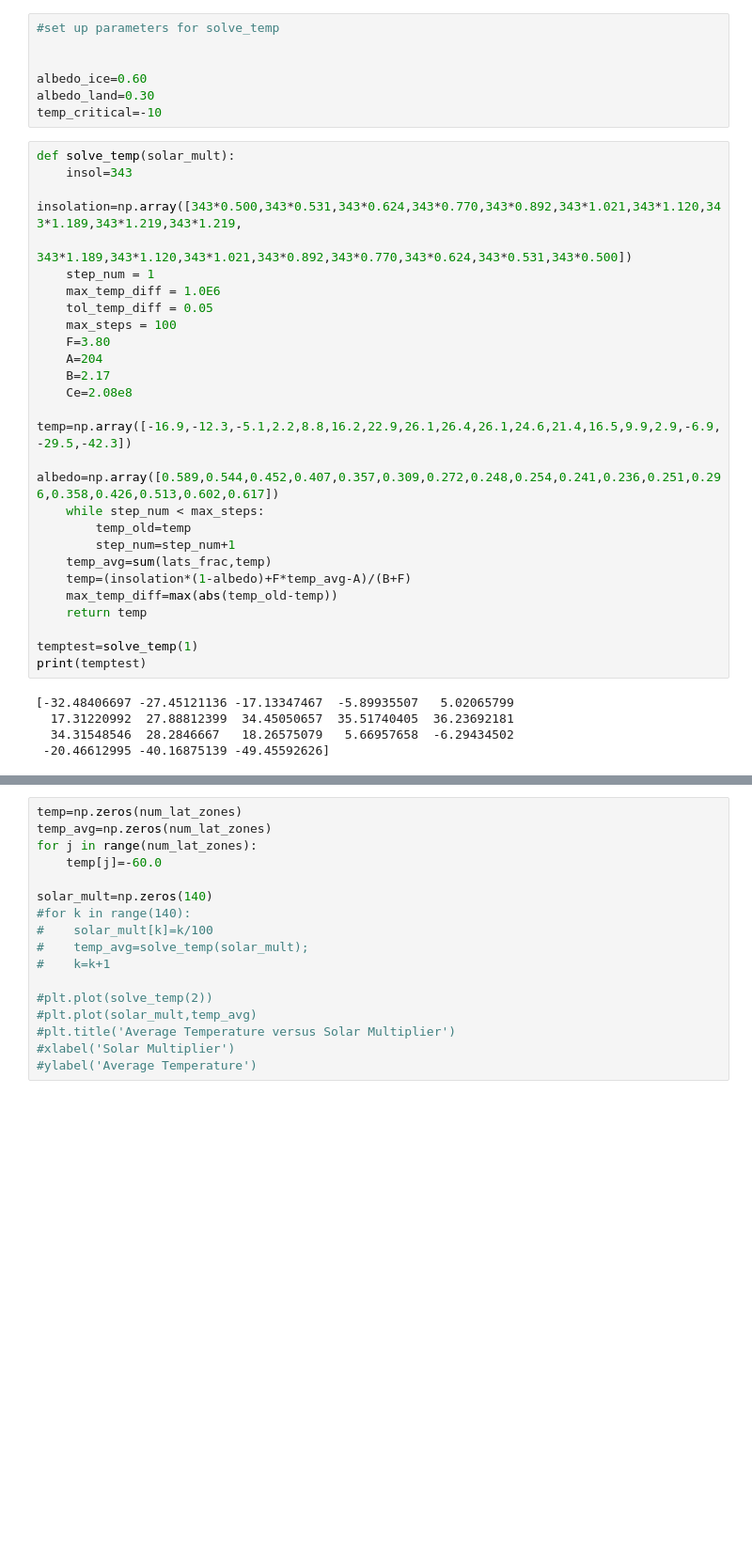
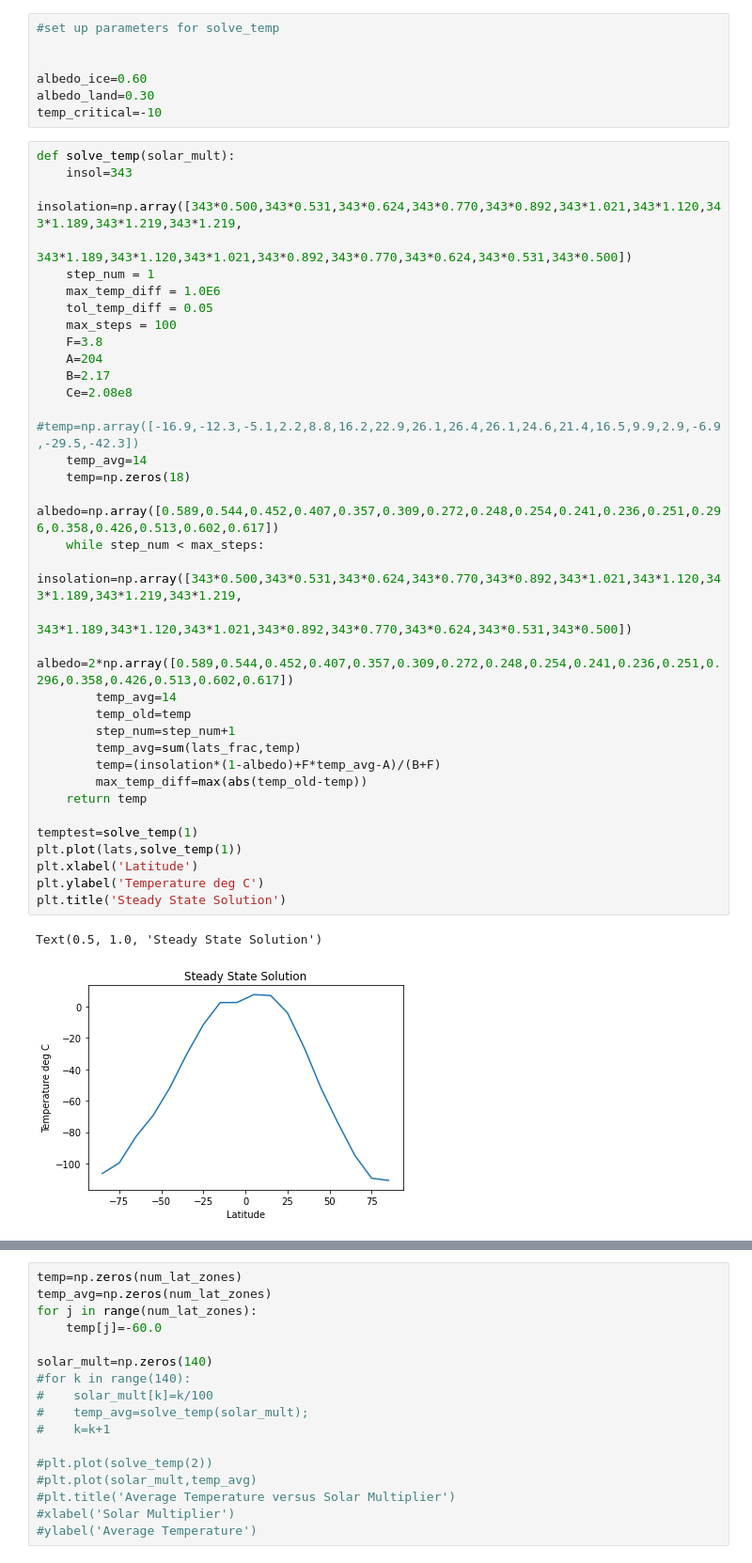
Before and after one commit to clintonmacadam/atsc409project, a Jupyter notebook: 1d_radiativemodel_updated_2.ipynb, the cells around one changed output, grey strips where cells are left out. Shown at 94% size. Cells and saved outputs as stored; diff of their text form; blank space fills up the shorter version.

```diff
--- a/1d_radiativemodel_updated_2.ipynb
+++ b/1d_radiativemodel_updated_2.ipynb
@@ -83,33 +83,40 @@ temp_critical=-10
 # %%
 def solve_temp(solar_mult):
     insol=343
     insolation=np.array([343*0.500,343*0.531,343*0.624,343*0.770,343*0.892,343*1.021,343*1.120,343*1.189,343*1.219,343*1.219,
                         343*1.189,343*1.120,343*1.021,343*0.892,343*0.770,343*0.624,343*0.531,343*0.500])
     step_num = 1
     max_temp_diff = 1.0E6
     tol_temp_diff = 0.05
     max_steps = 100
-    F=3.80
+    F=3.8
     A=204
     B=2.17
     Ce=2.08e8
-    temp=np.array([-16.9,-12.3,-5.1,2.2,8.8,16.2,22.9,26.1,26.4,26.1,24.6,21.4,16.5,9.9,2.9,-6.9,-29.5,-42.3])
+    #temp=np.array([-16.9,-12.3,-5.1,2.2,8.8,16.2,22.9,26.1,26.4,26.1,24.6,21.4,16.5,9.9,2.9,-6.9,-29.5,-42.3])
+    temp_avg=14
+    temp=np.zeros(18)
     albedo=np.array([0.589,0.544,0.452,0.407,0.357,0.309,0.272,0.248,0.254,0.241,0.236,0.251,0.296,0.358,0.426,0.513,0.602,0.617])
     while step_num < max_steps:
+        insolation=np.array([343*0.500,343*0.531,343*0.624,343*0.770,343*0.892,343*1.021,343*1.120,343*1.189,343*1.219,343*1.219,
+                        343*1.189,343*1.120,343*1.021,343*0.892,343*0.770,343*0.624,343*0.531,343*0.500])
+        albedo=2*np.array([0.589,0.544,0.452,0.407,0.357,0.309,0.272,0.248,0.254,0.241,0.236,0.251,0.296,0.358,0.426,0.513,0.602,0.617])
+        temp_avg=14
         temp_old=temp
         step_num=step_num+1
-    temp_avg=sum(lats_frac,temp)
-    temp=(insolation*(1-albedo)+F*temp_avg-A)/(B+F)
-    max_temp_diff=max(abs(temp_old-temp))
+        temp_avg=sum(lats_frac,temp)
+        temp=(insolation*(1-albedo)+F*temp_avg-A)/(B+F)
+        max_temp_diff=max(abs(temp_old-temp))
     return temp
 
 temptest=solve_temp(1)
-print(temptest)
+plt.plot(lats,solve_temp(1))
+plt.xlabel('Latitude')
+plt.ylabel('Temperature deg C')
+plt.title('Steady State Solution')
 # %% [output]
-[-32.48406697 -27.45121136 -17.13347467  -5.89935507   5.02065799
-  17.31220992  27.88812399  34.45050657  35.51740405  36.23692181
-  34.31548546  28.2846667   18.26575079   5.66957658  -6.29434502
- -20.46612995 -40.16875139 -49.45592626]
+Text(0.5, 1.0, 'Steady State Solution')
+[figure, added]
 # %%
 #now, set up simple differential equation
 tempavg=15
```
Also changed, not shown: parts of 7 cells of this notebook.
